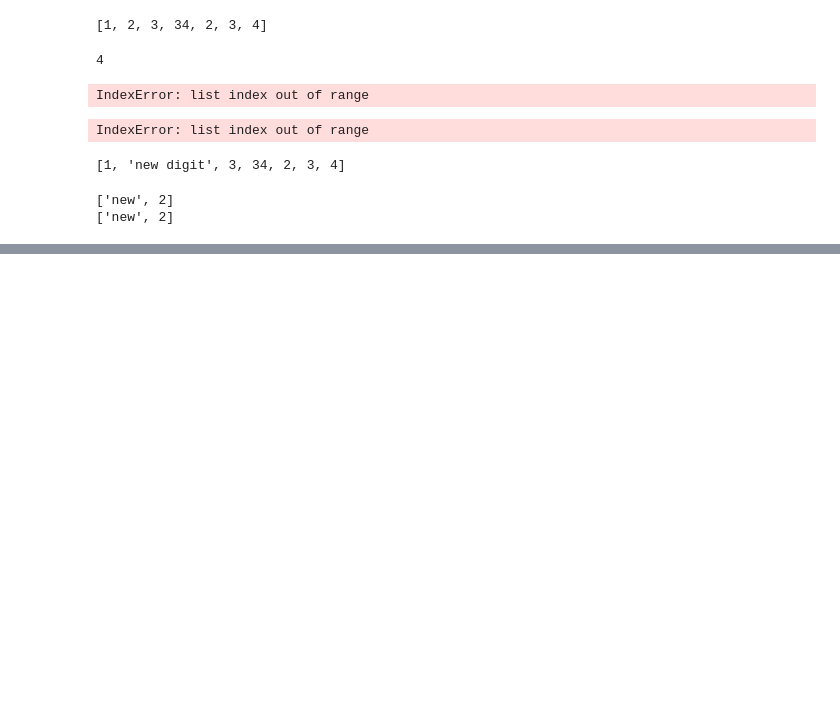
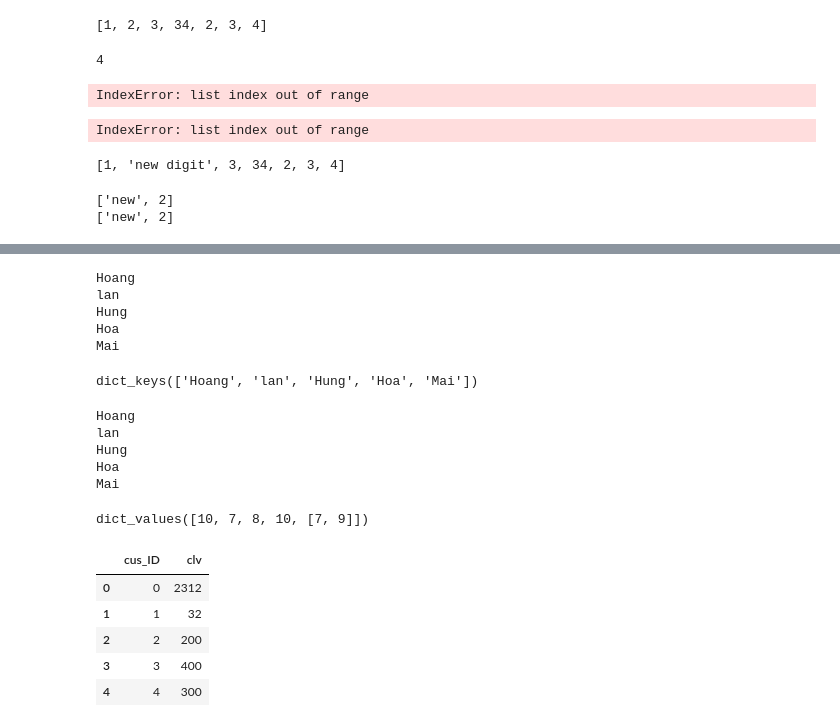
Before and after one commit to ntlong-NEU/KHDL_CH_K33, a Jupyter notebook: Lecture_3.ipynb, the cells around one changed output, grey strips where cells are left out. Saved outputs shown, nothing was run; the diff lists cells and outputs as text; code cells hidden in the pictures; blank space fills up the shorter version.

```diff
--- a/Lecture_3.ipynb
+++ b/Lecture_3.ipynb
@@ -59,0 +582,26 @@ print(b)
+# %%
+for item in scores:
+    print(item)
+# %% [output]
+Hoang
+lan
+Hung
+Hoa
+Mai
+# %%
+scores.keys()
+# %% [output]
+dict_keys(['Hoang', 'lan', 'Hung', 'Hoa', 'Mai'])
+# %%
+for item in scores.keys():
+    print(item)
+# %% [output]
+Hoang
+lan
+Hung
+Hoa
+Mai
+# %%
+scores.values()
+# %% [output]
+dict_values([10, 7, 8, 10, [7, 9]])
@@ -59,0 +611,11 @@ print(b)
+# %%
+data = {'cus_ID':range(5), "clv": [2312,32,200,400,300]}
+df = pd.DataFrame(data)
+df
+# %% [output]
+|  | cus_ID | clv |
+| 0 | 0 | 2312 |
+| 1 | 1 | 32 |
+| 2 | 2 | 200 |
+| 3 | 3 | 400 |
+| 4 | 4 | 300 |
```
Also changed, not shown: parts of 89 cells of this notebook.
